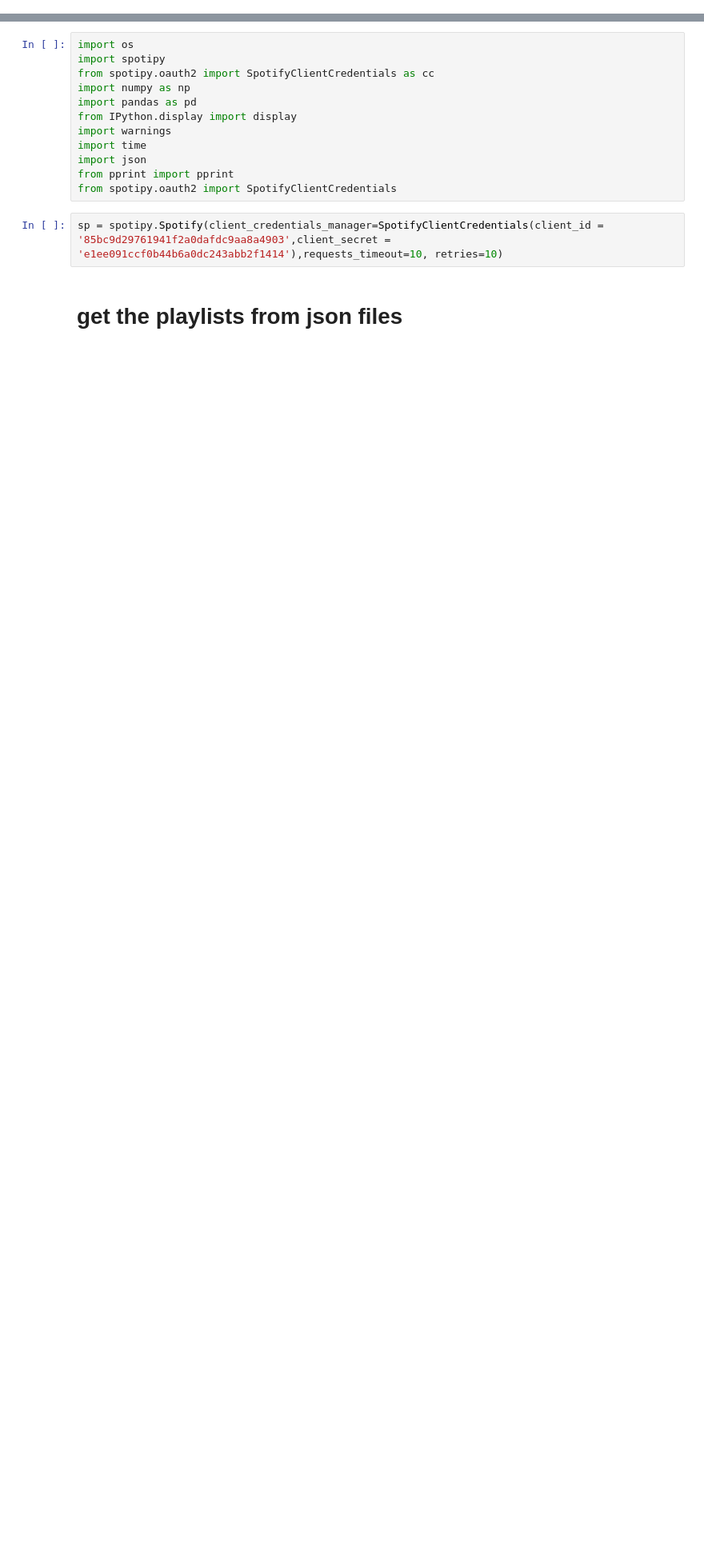
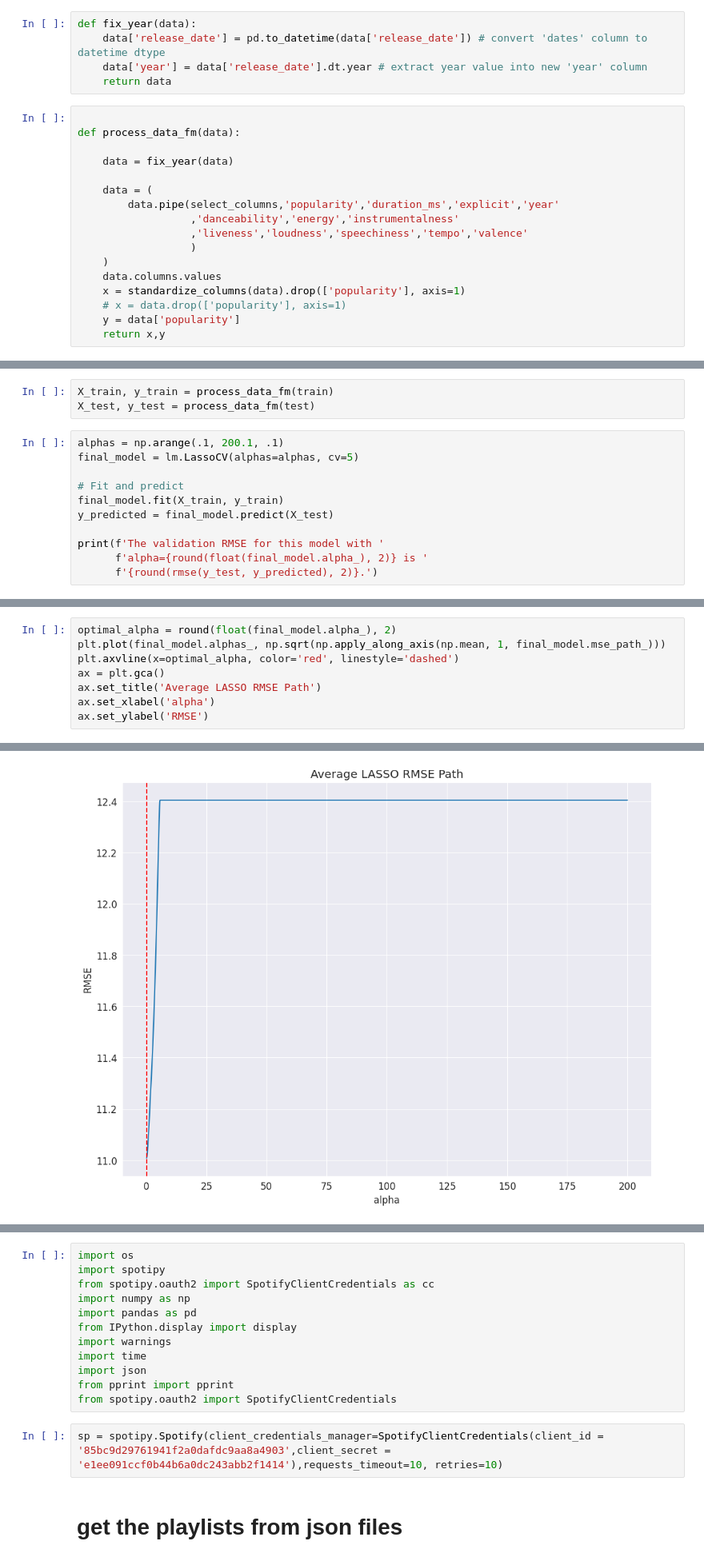
Before and after one commit to mahshidghaffari/Data_Madness, a Jupyter notebook: Final.ipynb, the cells around one changed output, grey strips where cells are left out. Shown at 80% size. Drawn from its saved outputs; the diff is of its cells as text; blank space fills up the shorter version.

Commit message:
add model to final

```diff
--- a/Final.ipynb
+++ b/Final.ipynb
@@ -0,0 +62,22 @@
+# %%
+def fix_year(data):
+    data['release_date'] = pd.to_datetime(data['release_date']) # convert 'dates' column to datetime dtype
+    data['year'] = data['release_date'].dt.year # extract year value into new 'year' column
+    return data
+# %%
+
+def process_data_fm(data):
+
+    data = fix_year(data)
+
+    data = (
+        data.pipe(select_columns,'popularity','duration_ms','explicit','year'
+                  ,'danceability','energy','instrumentalness'
+                  ,'liveness','loudness','speechiness','tempo','valence'
+                  )
+    )
+    data.columns.values
+    x = standardize_columns(data).drop(['popularity'], axis=1)
+    # x = data.drop(['popularity'], axis=1)
+    y = data['popularity']
+    return x,y
@@ -0,0 +103,14 @@
+# %%
+X_train, y_train = process_data_fm(train)
+X_test, y_test = process_data_fm(test)
+# %%
+alphas = np.arange(.1, 200.1, .1)
+final_model = lm.LassoCV(alphas=alphas, cv=5)
+
+# Fit and predict
+final_model.fit(X_train, y_train)
+y_predicted = final_model.predict(X_test)
+
+print(f'The validation RMSE for this model with '
+      f'alpha={round(float(final_model.alpha_), 2)} is '
+      f'{round(rmse(y_test, y_predicted), 2)}.')
@@ -0,0 +119,9 @@
+# %%
+optimal_alpha = round(float(final_model.alpha_), 2)
+plt.plot(final_model.alphas_, np.sqrt(np.apply_along_axis(np.mean, 1, final_model.mse_path_)))
+plt.axvline(x=optimal_alpha, color='red', linestyle='dashed')
+ax = plt.gca()
+ax.set_title('Average LASSO RMSE Path')
+ax.set_xlabel('alpha')
+ax.set_ylabel('RMSE')
+# %% [output]
@@ -0,0 +129 @@
+[figure, added]
```
Also changed, not shown: parts of 16 cells of this notebook, 1 other file.
